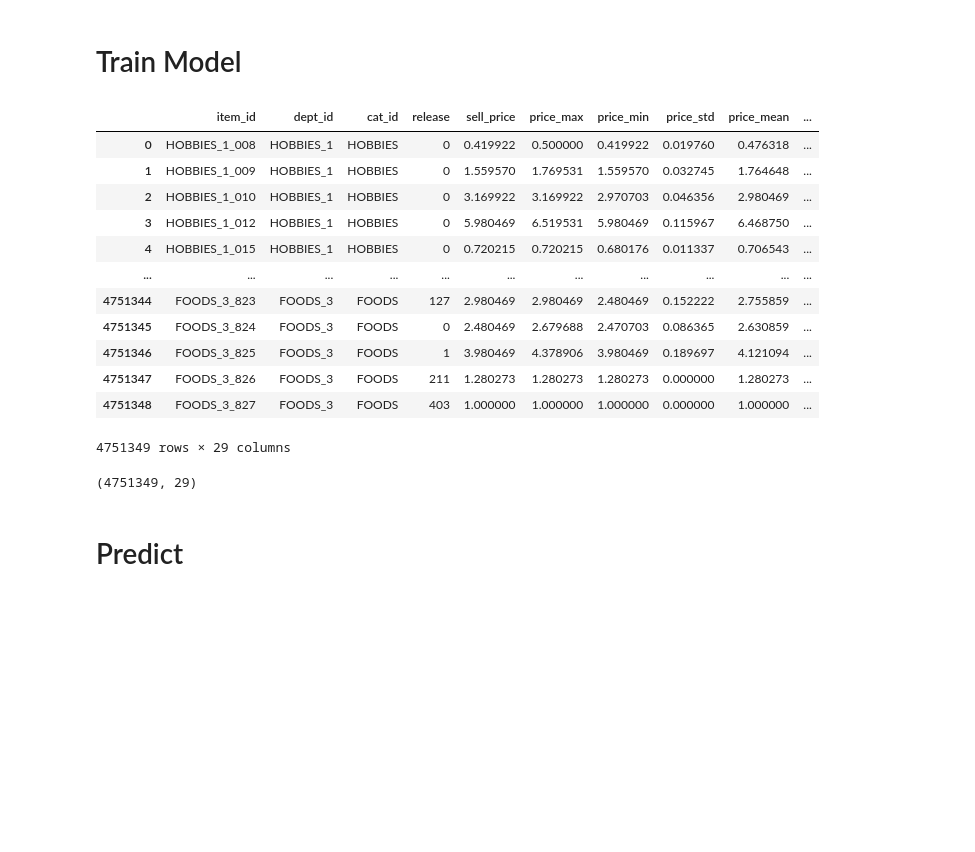
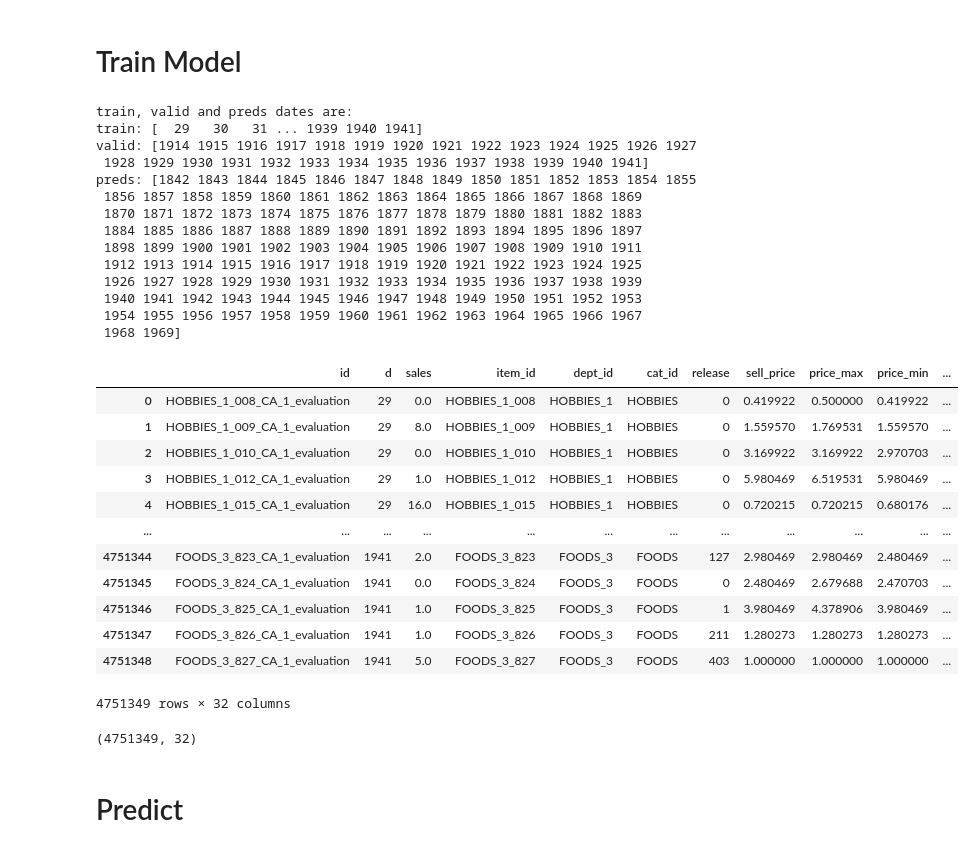
Before and after one commit to wkCircle/m5-accuracy-competition, a Jupyter notebook: m5-final-XX.ipynb, the cells around one changed output. Saved outputs shown, nothing was run; the diff lists cells and outputs as text; code cells hidden in the pictures; blank space fills up the shorter version.

```diff
--- a/m5-final-XX.ipynb
+++ b/m5-final-XX.ipynb
@@ -230,29 +230,46 @@ for store_id in STORES_IDS:
 # %%
 # have a look at training data
 for store_id in STORES_IDS:
     grid_df, features_columns = get_data_by_store(store_id)
     train_mask = grid_df['d'] <= END_TRAIN
     valid_mask = train_mask & (grid_df['d'] > (END_TRAIN - P_HORIZON))
     preds_mask = grid_df['d'] > (END_TRAIN - 100)
     MODEL_FEATURES = features_columns
     break
-display(grid_df[train_mask][features_columns])
-grid_df[train_mask][features_columns].shape
+print('train, valid and preds dates are:\ntrain: {}\nvalid: {}\npreds: {}'.format(
+    grid_df.loc[train_mask, 'd'].unique(), grid_df.loc[valid_mask, 'd'].unique(), grid_df.loc[preds_mask, 'd'].unique()
+))
+display(grid_df.loc[train_mask])
+grid_df.loc[train_mask].shape
 # %% [output]
+train, valid and preds dates are:
+train: [  29   30   31 ... 1939 1940 1941]
+valid: [1914 1915 1916 1917 1918 1919 1920 1921 1922 1923 1924 1925 1926 1927
+ 1928 1929 1930 1931 1932 1933 1934 1935 1936 1937 1938 1939 1940 1941]
+preds: [1842 1843 1844 1845 1846 1847 1848 1849 1850 1851 1852 1853 1854 1855
+ 1856 1857 1858 1859 1860 1861 1862 1863 1864 1865 1866 1867 1868 1869
+ 1870 1871 1872 1873 1874 1875 1876 1877 1878 1879 1880 1881 1882 1883
+ 1884 1885 1886 1887 1888 1889 1890 1891 1892 1893 1894 1895 1896 1897
+ 1898 1899 1900 1901 1902 1903 1904 1905 1906 1907 1908 1909 1910 1911
+ 1912 1913 1914 1915 1916 1917 1918 1919 1920 1921 1922 1923 1924 1925
+ 1926 1927 1928 1929 1930 1931 1932 1933 1934 1935 1936 1937 1938 1939
+ 1940 1941 1942 1943 1944 1945 1946 1947 1948 1949 1950 1951 1952 1953
+ 1954 1955 1956 1957 1958 1959 1960 1961 1962 1963 1964 1965 1966 1967
+ 1968 1969]
-|  | item_id | dept_id | cat_id | release | sell_price | price_max | price_min | price_std | price_mean | ... |
-| 0 | HOBBIES_1_008 | HOBBIES_1 | HOBBIES | 0 | 0.419922 | 0.500000 | 0.419922 | 0.019760 | 0.476318 | ... |
-| 1 | HOBBIES_1_009 | HOBBIES_1 | HOBBIES | 0 | 1.559570 | 1.769531 | 1.559570 | 0.032745 | 1.764648 | ... |
-| 2 | HOBBIES_1_010 | HOBBIES_1 | HOBBIES | 0 | 3.169922 | 3.169922 | 2.970703 | 0.046356 | 2.980469 | ... |
-| 3 | HOBBIES_1_012 | HOBBIES_1 | HOBBIES | 0 | 5.980469 | 6.519531 | 5.980469 | 0.115967 | 6.468750 | ... |
-| 4 | HOBBIES_1_015 | HOBBIES_1 | HOBBIES | 0 | 0.720215 | 0.720215 | 0.680176 | 0.011337 | 0.706543 | ... |
-| ... | ... | ... | ... | ... | ... | ... | ... | ... | ... | ... |
-| 4751344 | FOODS_3_823 | FOODS_3 | FOODS | 127 | 2.980469 | 2.980469 | 2.480469 | 0.152222 | 2.755859 | ... |
-| 4751345 | FOODS_3_824 | FOODS_3 | FOODS | 0 | 2.480469 | 2.679688 | 2.470703 | 0.086365 | 2.630859 | ... |
-| 4751346 | FOODS_3_825 | FOODS_3 | FOODS | 1 | 3.980469 | 4.378906 | 3.980469 | 0.189697 | 4.121094 | ... |
-| 4751347 | FOODS_3_826 | FOODS_3 | FOODS | 211 | 1.280273 | 1.280273 | 1.280273 | 0.000000 | 1.280273 | ... |
-| 4751348 | FOODS_3_827 | FOODS_3 | FOODS | 403 | 1.000000 | 1.000000 | 1.000000 | 0.000000 | 1.000000 | ... |
+|  | id | d | sales | item_id | dept_id | cat_id | release | sell_price | price_max | price_min | ... |
+| 0 | HOBBIES_1_008_CA_1_evaluation | 29 | 0.0 | HOBBIES_1_008 | HOBBIES_1 | HOBBIES | 0 | 0.419922 | 0.500000 | 0.419922 | ... |
+| 1 | HOBBIES_1_009_CA_1_evaluation | 29 | 8.0 | HOBBIES_1_009 | HOBBIES_1 | HOBBIES | 0 | 1.559570 | 1.769531 | 1.559570 | ... |
+| 2 | HOBBIES_1_010_CA_1_evaluation | 29 | 0.0 | HOBBIES_1_010 | HOBBIES_1 | HOBBIES | 0 | 3.169922 | 3.169922 | 2.970703 | ... |
+| 3 | HOBBIES_1_012_CA_1_evaluation | 29 | 1.0 | HOBBIES_1_012 | HOBBIES_1 | HOBBIES | 0 | 5.980469 | 6.519531 | 5.980469 | ... |
+| 4 | HOBBIES_1_015_CA_1_evaluation | 29 | 16.0 | HOBBIES_1_015 | HOBBIES_1 | HOBBIES | 0 | 0.720215 | 0.720215 | 0.680176 | ... |
+| ... | ... | ... | ... | ... | ... | ... | ... | ... | ... | ... | ... |
+| 4751344 | FOODS_3_823_CA_1_evaluation | 1941 | 2.0 | FOODS_3_823 | FOODS_3 | FOODS | 127 | 2.980469 | 2.980469 | 2.480469 | ... |
+| 4751345 | FOODS_3_824_CA_1_evaluation | 1941 | 0.0 | FOODS_3_824 | FOODS_3 | FOODS | 0 | 2.480469 | 2.679688 | 2.470703 | ... |
+| 4751346 | FOODS_3_825_CA_1_evaluation | 1941 | 1.0 | FOODS_3_825 | FOODS_3 | FOODS | 1 | 3.980469 | 4.378906 | 3.980469 | ... |
+| 4751347 | FOODS_3_826_CA_1_evaluation | 1941 | 1.0 | FOODS_3_826 | FOODS_3 | FOODS | 211 | 1.280273 | 1.280273 | 1.280273 | ... |
+| 4751348 | FOODS_3_827_CA_1_evaluation | 1941 | 5.0 | FOODS_3_827 | FOODS_3 | FOODS | 403 | 1.000000 | 1.000000 | 1.000000 | ... |
-4751349 rows × 29 columns
-(4751349, 29)
+4751349 rows × 32 columns
+(4751349, 32)
 # %% [markdown]
 # Predict
 # %%
```
Also changed, not shown: parts of 2 cells of this notebook, 4 other files.
